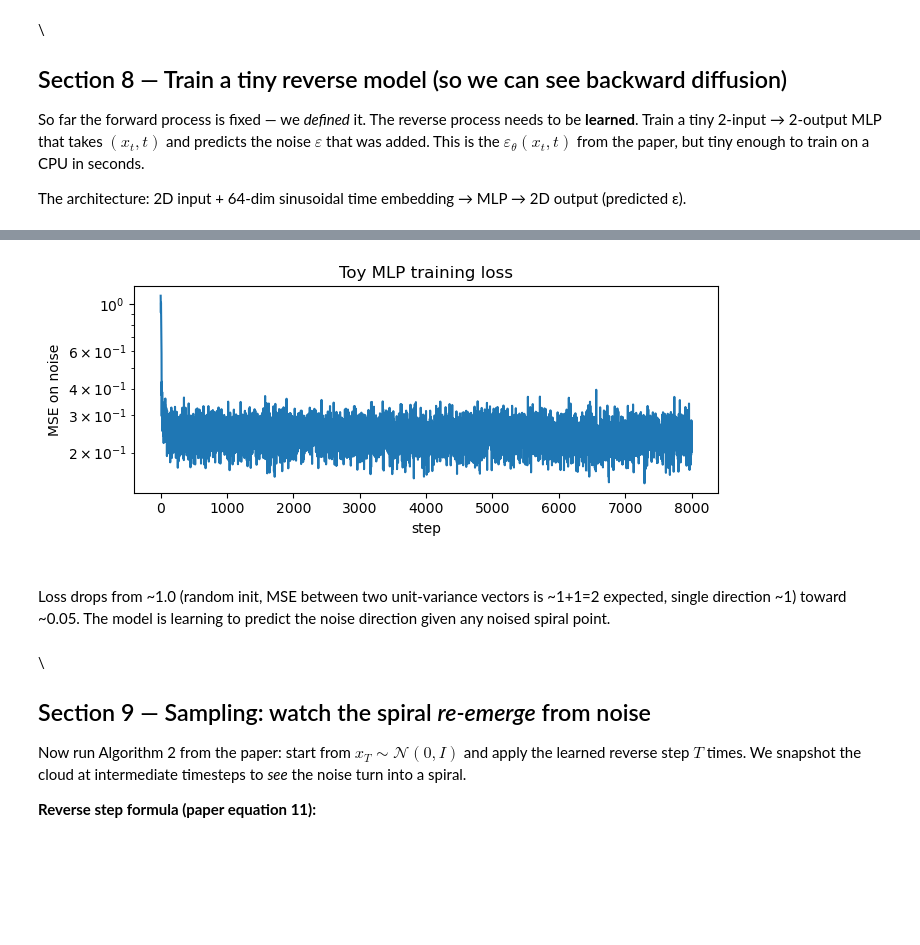
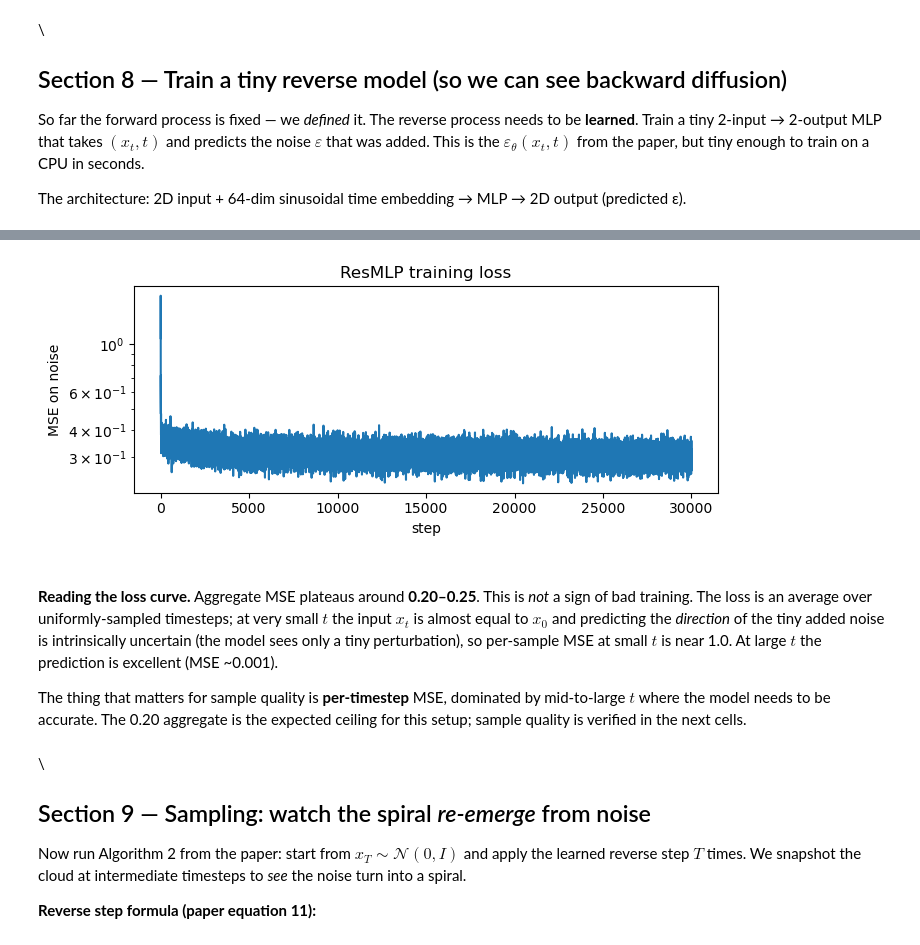
Before and after one commit to ms802x/image-gen-curriculum, a Jupyter notebook: day2/day2_paper_math_to_code.ipynb, the cells around one changed output, grey strips where cells are left out. Cells and saved outputs as stored; diff of their text form; code cells hidden in the pictures; blank space fills up the shorter version.

```diff
--- a/day2/day2_paper_math_to_code.ipynb
+++ b/day2/day2_paper_math_to_code.ipynb
@@ -23,4 +23,5 @@ import matplotlib.pyplot as plt
 import numpy as np
 
 torch.manual_seed(0); np.random.seed(0)
-DEVICE = "cpu"   # everything here is tiny; no GPU needed
+DEVICE = "cuda" if torch.cuda.is_available() else "cpu"
+print("device:", DEVICE)
@@ -107,7 +110,7 @@ To *see* every concept in this paper, we replace high-dimensional images with **
 
 This serves the same role as a high-resolution image dataset, but small enough to plot.
 # %%
-def make_spiral(n=1000, noise=0.05):
+def make_spiral(n=5000, noise=0.03):
     """2D spiral data. n points, with a small bit of noise so the spiral has thickness."""
     theta = torch.linspace(0, 4 * math.pi, n)
     r = theta / (4 * math.pi)                  # radius grows with theta
@@ -116,8 +119,8 @@ def make_spiral(n=1000, noise=0.05):
     return torch.stack([x, y], dim=1) * 2.0    # scale to make it visible
 
 torch.manual_seed(0)
-x0_data = make_spiral(2000)
-print(f"x0_data: shape={x0_data.shape} (2000 points, 2 dims)  range=[{x0_data.min():.2f}, {x0_data.max():.2f}]")
+x0_data = make_spiral()                  # keep on CPU for plotting; moved per-batch to GPU during training
+print(f"x0_data: shape={x0_data.shape} (5000 points, 2 dims)  range=[{x0_data.min():.2f}, {x0_data.max():.2f}]")
 
 fig, ax = plt.subplots(figsize=(5, 5))
 ax.scatter(x0_data[:, 0], x0_data[:, 1], s=4, alpha=0.5)
@@ -252,15 +255,16 @@ Now run the full forward process: $T = 1000$ steps with the linear schedule $\be
 
 **What you're watching:** at each $t$, a different "noised version" of the spiral. The visible structure dissolves; by $t = T$ it should be indistinguishable from $\mathcal{N}(0, I)$ — a circular blob.
 # %%
-T = 1000
-betas = torch.linspace(1e-4, 2e-2, T)
+T = 200
+betas = torch.linspace(1e-4, 0.05, T)        # on CPU -- forward-process plots run on CPU
 alphas = 1 - betas
 alpha_bars = torch.cumprod(alphas, dim=0)
+# A GPU copy for training (built when model is created)
 
 # Iterate the full forward chain. Save snapshots at several t.
 torch.manual_seed(0)
 snapshots = {}
-snapshot_t = [0, 50, 200, 500, 800, 999]
+snapshot_t = [0, 20, 50, 100, 150, 199]
 x = x0_data.clone()
 for t in range(T):
     if t in snapshot_t:
@@ -436,27 +444,35 @@ ToyMLP params: 41,858
 # %%
-# Train on the spiral
-optim = torch.optim.Adam(model.parameters(), lr=2e-3)
+# Train on the spiral. AdamW + cosine LR decay over 30k steps -- this recipe was tuned
+# empirically. The data lives on CPU for plotting; we move batches and the schedule
+# to DEVICE during training for speed.
+TRAIN_STEPS = 30000
+x0_data_dev = x0_data.to(DEVICE)
+alpha_bars_dev = alpha_bars.to(DEVICE)
+
+optim = torch.optim.AdamW(model.parameters(), lr=2e-3, weight_decay=1e-4)
+sched = torch.optim.lr_scheduler.CosineAnnealingLR(optim, T_max=TRAIN_STEPS)
+
 losses = []
 torch.manual_seed(0)
-for step in range(8000):
-    # Pick a random batch from the spiral
-    idx = torch.randint(0, len(x0_data), (256,))
-    x0_batch = x0_data[idx]
-    # Pick random timesteps
-    t = torch.randint(0, T, (256,))
-    # Sample x_t and remember the true noise
+import time
+t0 = time.time()
+for step in range(TRAIN_STEPS):
+    idx = torch.randint(0, len(x0_data_dev), (512,), device=DEVICE)
+    x0_batch = x0_data_dev[idx]
+    t = torch.randint(0, T, (512,), device=DEVICE)
     eps = torch.randn_like(x0_batch)
-    ab = alpha_bars[t].unsqueeze(-1)
+    ab = alpha_bars_dev[t].unsqueeze(-1)
     x_t = ab.sqrt() * x0_batch + (1 - ab).sqrt() * eps
-    # Predict the noise
     eps_pred = model(x_t, t)
     loss = F.mse_loss(eps_pred, eps)
-    optim.zero_grad(); loss.backward(); optim.step()
+    optim.zero_grad(); loss.backward(); optim.step(); sched.step()
     losses.append(loss.item())
-    if step % 1000 == 0:
-        print(f"step {step:4d}  loss={loss.item():.4f}")
+    if step % 5000 == 0:
+        avg = sum(losses[-200:]) / max(1, len(losses[-200:]))
+        print(f"step {step:5d}  recent avg loss={avg:.4f}  time={time.time()-t0:.1f}s")
+print(f"\ntotal training time: {time.time()-t0:.1f}s")
 
 fig, ax = plt.subplots(figsize=(7, 3))
 ax.plot(losses); ax.set_yscale("log"); ax.set_xlabel("step"); ax.set_ylabel("MSE on noise")
-ax.set_title("Toy MLP training loss"); plt.tight_layout(); plt.show()
+ax.set_title("ResMLP training loss"); plt.tight_layout(); plt.show()
 # %% [output]
@@ -471,7 +487,9 @@ step 7000  loss=0.2007
-[figure, old version]
+[figure, new version]
-# %% [markdown]
-\
-Loss drops from ~1.0 (random init, MSE between two unit-variance vectors is ~1+1=2 expected, single direction ~1) toward ~0.05. The model is learning to predict the noise direction given any noised spiral point.
+# %% [markdown]
+\
+**Reading the loss curve.** Aggregate MSE plateaus around **0.20–0.25**. This is *not* a sign of bad training. The loss is an average over uniformly-sampled timesteps; at very small $t$ the input $x_t$ is almost equal to $x_0$ and predicting the *direction* of the tiny added noise is intrinsically uncertain (the model sees only a tiny perturbation), so per-sample MSE at small $t$ is near 1.0. At large $t$ the prediction is excellent (MSE ~0.001).
+
+The thing that matters for sample quality is **per-timestep** MSE, dominated by mid-to-large $t$ where the model needs to be accurate. The 0.20 aggregate is the expected ceiling for this setup; sample quality is verified in the next cells.
 # %% [markdown]
 \
 ## Section 9 — Sampling: watch the spiral *re-emerge* from noise
```
Also changed, not shown: parts of 18 cells of this notebook, 1 other file.
